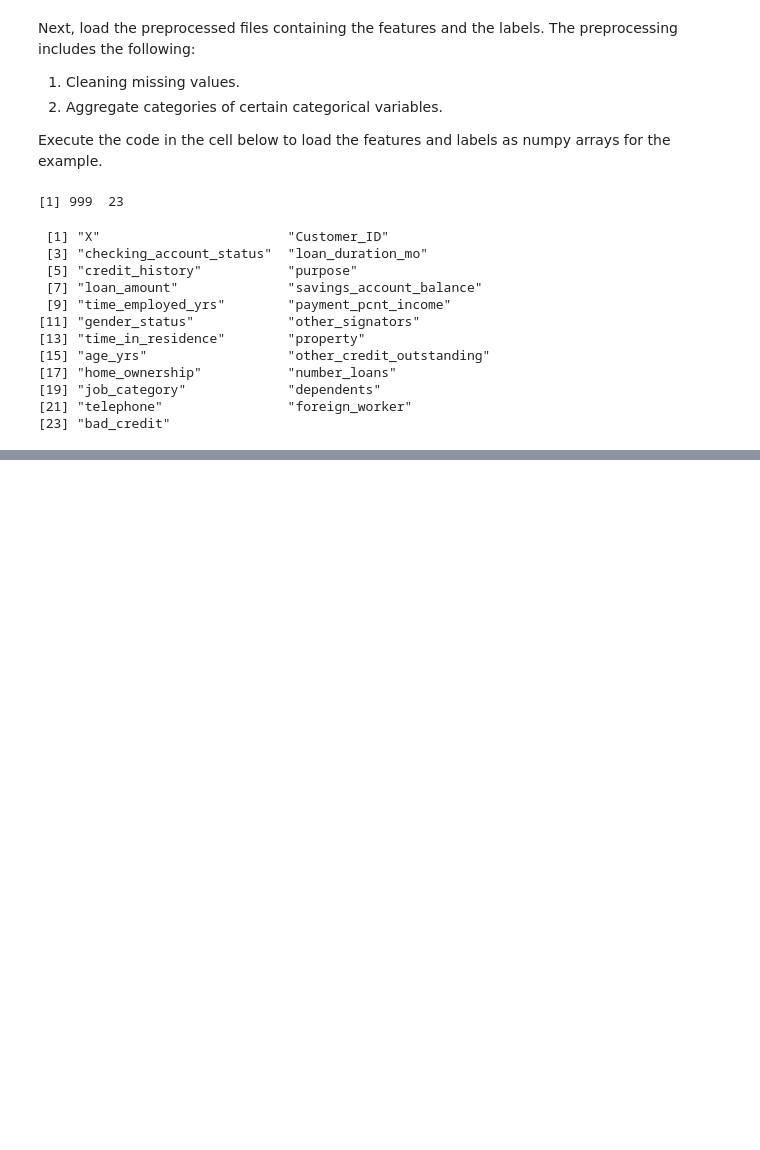
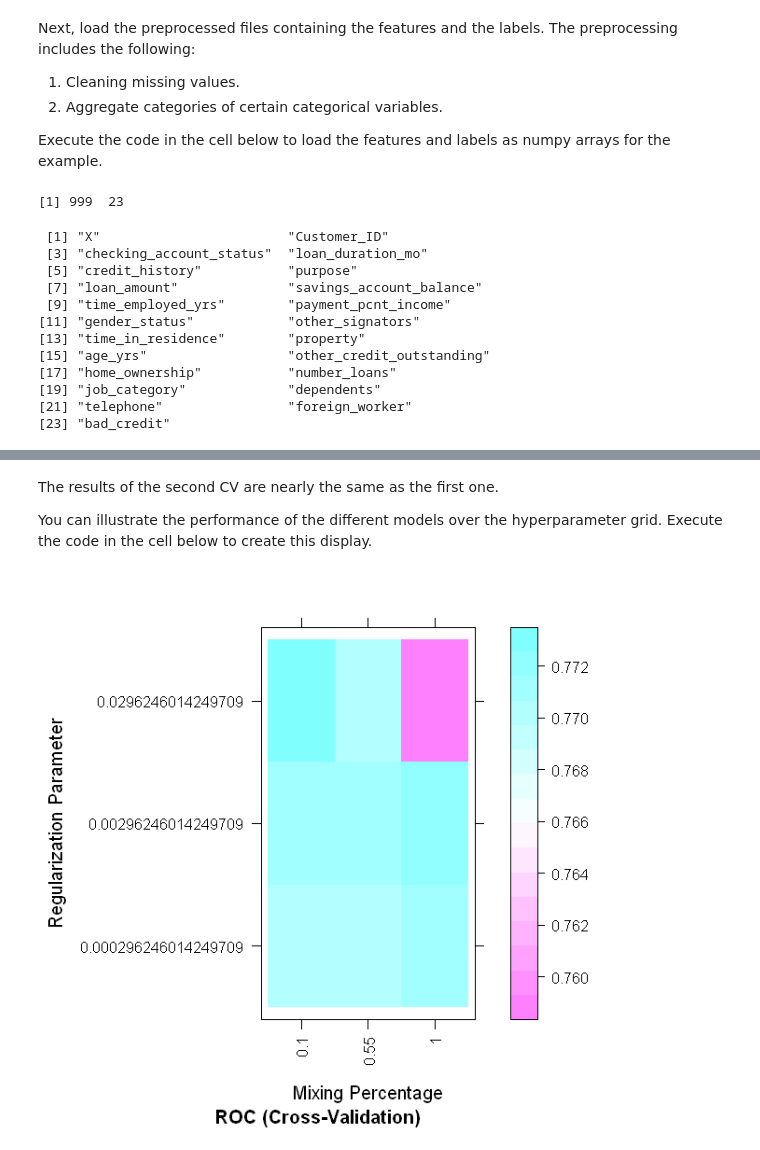
Before and after one commit to vijayraavi/Principles-of-Machine-Learning-R, a Jupyter notebook: Module5/CrossValidation.ipynb, the cells around one changed output, grey strips where cells are left out. Saved outputs shown, nothing was run; the diff lists cells and outputs as text; code cells hidden in the pictures; blank space fills up the shorter version.

```diff
--- a/Module5/CrossValidation.ipynb
+++ b/Module5/CrossValidation.ipynb
@@ -555,0 +78,5 @@ In this lab you have performed by simple cross validation and nested cross valid
+# %%
+temp = credit$bad_credit
+credit$bad_credit <- ifelse(credit$bad_credit == 0, 'good', 'bad')
+credit$bad_credit <- factor(credit$bad_credit, levels = c("bad", "good"))
+credit$bad_credit[1:10]
@@ -555,0 +92,7 @@ In this lab you have performed by simple cross validation and nested cross valid
+# %%
+num_cols = c('loan_duration_mo', 'loan_amount', 'payment_pcnt_income',
+             'time_in_residence', 'age_yrs', 'number_loans', 'dependents')
+
+preProcValues <- preProcess(credit[,num_cols], method = c("center", "scale"))
+credit[,num_cols] = predict(preProcValues, credit[,num_cols])
+head(credit[,num_cols])
@@ -555,0 +133,22 @@ In this lab you have performed by simple cross validation and nested cross valid
+# %%
+## Create a weight vector for the training cases.
+weights = ifelse(credit$bad_credit == 'bad', 0.66, 0.34)
+
+fitControl = trainControl(method = 'cv',
+                         number = 10,
+                         classProbs = TRUE,
+                         summaryFunction = twoClassSummary)
+
+set.seed(9999)
+cv_mod_roc = train(bad_credit ~ loan_duration_mo + loan_amount +
+                                 payment_pcnt_income + age_yrs +
+                                 checking_account_status + credit_history +
+                                 purpose + gender_status + time_in_residence +
+                                 property,
+                 data = credit,
+                 method = "glmnet",
+                 weights = weights,
+                 metric="ROC",
+                 trControl = fitControl)
+
+cv_mod_roc
@@ -555,0 +218,9 @@ In this lab you have performed by simple cross validation and nested cross valid
+# %% [markdown]
+The results of the second CV are nearly the same as the first one.
+
+You can illustrate the performance of the different models over the hyperparameter grid. Execute the code in the cell below to create this display.
+# %%
+plot(cv_mod_roc, metric = "ROC", plotType = "level",
+     scales = list(x = list(rot = 90)))
+# %% [output]
+[figure, added]
```
Also changed, not shown: parts of 41 cells of this notebook.
